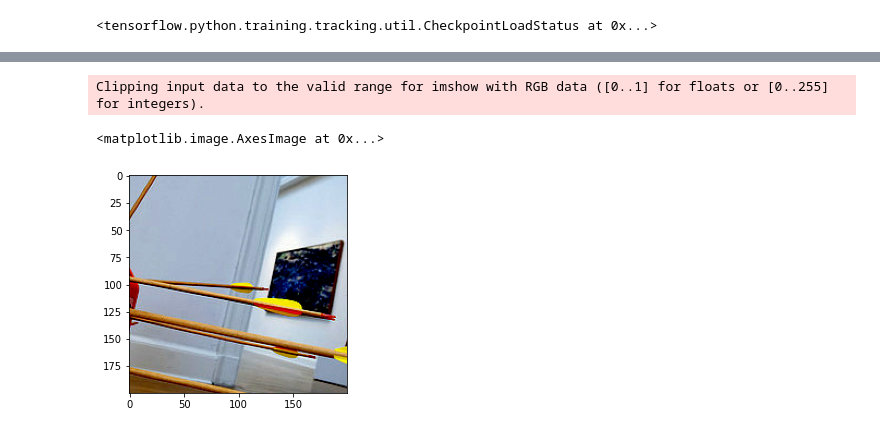
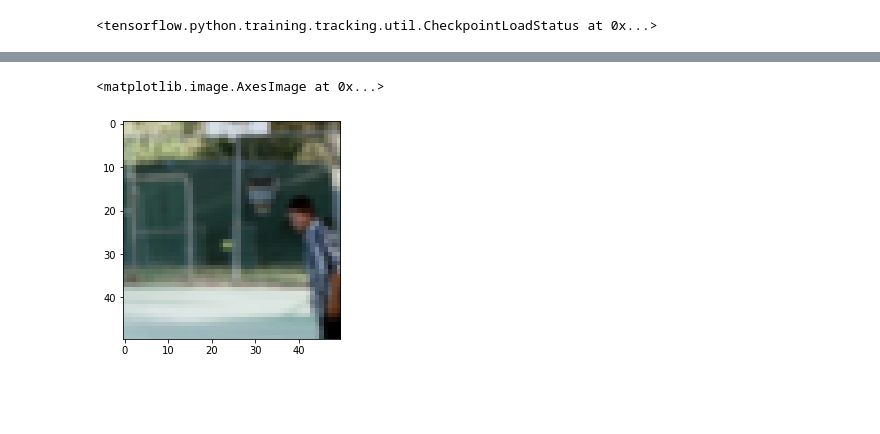
Before and after one commit to CorentinMAG/SRGAN, a Jupyter notebook: SuperResolutionGAN.ipynb, the cells around one changed output, grey strips where cells are left out. Saved outputs shown, nothing was run; the diff lists cells and outputs as text; code cells hidden in the pictures; blank space fills up the shorter version.

```diff
--- a/SuperResolutionGAN.ipynb
+++ b/SuperResolutionGAN.ipynb
@@ -91,14 +91,22 @@ class UpBlock(Layer):
     super(UpBlock, self).__init__(**kwargs)
     self.shared_axis = shared_axis
     self.up_conv = Conv2D(filters = 256, kernel_size = (3, 3), strides = (1, 1), padding = 'same', activation = None, use_bias = False)
-    self.upsampling = UpSampling2D(size = (2, 2))
+    # The Pixel Shuffle transformation reorganize the low-resolution image channels to obtain a bigger image with few channels
+    # This can be very useful after a convolutional process, in which the number of filters drastically increase the number of channels, to invert the transformation like a sort of deconvolution function.
+    # he training is process is also musch more faster than a simple UpSampling2D layer
+    self.pixel_shuffle = Lambda(self.pixelShuffle(block_size = 2))
     self.prelu = PReLU(shared_axes = self.shared_axis)
 
   def call(self, inputs, training):
     x = self.up_conv(inputs)
-    x = self.upsampling(x)
+    x = self.pixel_shuffle(x)
     x = self.prelu(x)
     return x
+  def hello(w):
+    print(f'hello {w}')
+
+  def pixelShuffle(self, block_size, data_format = 'NHWC'):
+    return lambda x: tf.nn.depth_to_space(x, block_size = block_size, data_format = data_format)
 
   def get_config(self):
 
@@ -137,9 +145,9 @@ class Generator(Model):
     self.last_conv = Conv2D(filters = 3, kernel_size = (9, 9), strides = (1, 1), activation = 'tanh', use_bias = False, padding = 'same') # we use tanh because images are normalized to be in range [0, 1] (sigmoid)
                                                                                                                                           # or [-1, 1] (tanh)
 
-  def plot_prediction(img):
+  def plot_prediction(self, img):
     if len(img.shape) == 3:
-      img = tf.expand_dims(img, exis = 0)
+      img = tf.expand_dims(img, axis = 0)
     sr_img = self(img)
     sr_img *= 255 # from [0, 1] to [0, 255]
     sr_img = tf.cast(sr_img, tf.uint8)
@@ -469,11 +472,8 @@ def train_step(images):
   with tf.GradientTape() as gen_tape, tf.GradientTape() as disc_tape:
     sr_images = generator(lr_images)
 
-    #fake_out = discriminator(sr_images)
-    #real_out = discriminator(hr_images)
-    # better to have noisy labels
-    fake_out = np.random.uniform(0.0, 0.3, size = (10)) # fake images have label 0
-    real_out = np.random.uniform(0.7, 1.2, size = (10)) # real images have label 1
+    fake_out = discriminator(sr_images)
+    real_out = discriminator(hr_images)
 
     sr_features = vgg19(rescale_features_for_vgg(sr_images))
     hr_features = vgg19(rescale_features_for_vgg(hr_images))
@@ -546,8 +548,8 @@ def pre_train(train_dataset, val_dataset, epochs):
       break
 # %%
 def train(train_dataset, val_dataset, epochs):
-  best_epoch = 6
-  best_loss = 7801.55811
+  best_epoch = -1
+  best_loss = 2643.78638
   threshold = 5
   if os.path.exists('drive/MyDrive/CV/SRGAN/generator'):
     # resume training
@@ -639,6 +692,5 @@ sr_img = generator(np.expand_dims(train_dataset[0][1][2], axis = 0))
 # %%
-plt.imshow(train_dataset[0][0][2])
+plt.imshow(train_dataset[0][1][6])
 # %% [output]
-Clipping input data to the valid range for imshow with RGB data ([0..1] for floats or [0..255] for integers).
+<matplotlib.image.AxesImage at 0x...>
-<matplotlib.image.AxesImage at 0x...>
-[figure, old version]
+[figure, new version]
```
Also changed, not shown: parts of 15 cells of this notebook.
